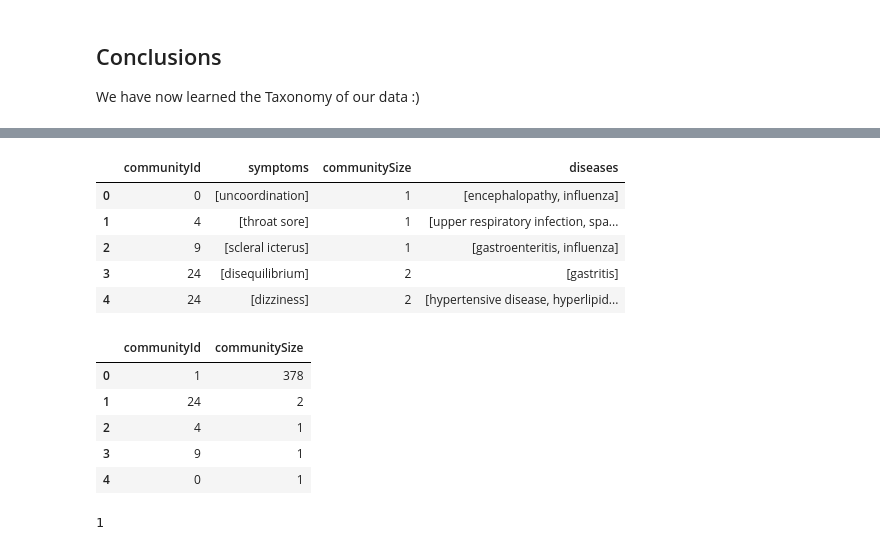
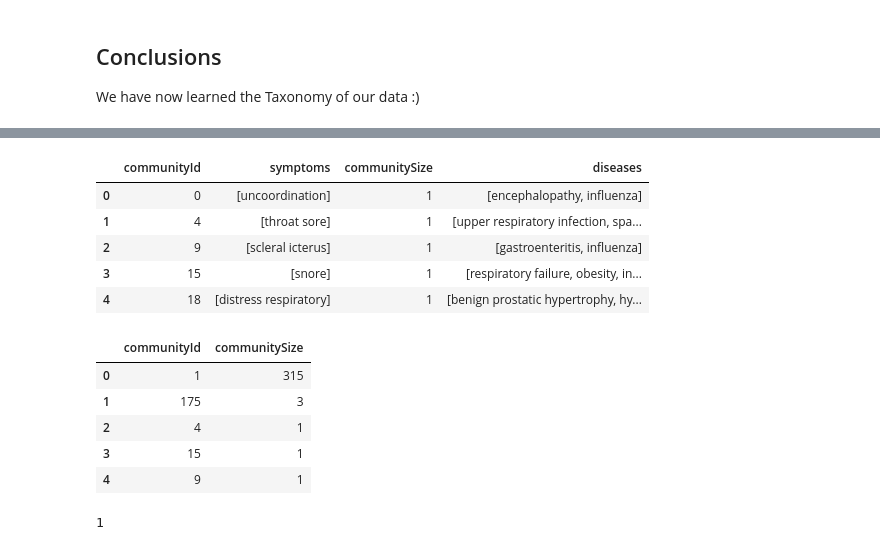
Before and after one commit to lqst/notebooks, a Jupyter notebook: symptoms.ipynb, the cells around one changed output, grey strips where cells are left out. Drawn from its saved outputs; the diff is of its cells as text; code cells hidden in the pictures.

```diff
--- a/symptoms.ipynb
+++ b/symptoms.ipynb
@@ -366,16 +291,12 @@ df.head()
 # %%
 # Let's query our new NARROWER_THAN relationships
-with driver.session(database = DB_NAME) as session:
-    result = session.read_transaction( lambda tx:
-        tx.run(
-            """
-            MATCH (l2:Symptom)-[:NARROWER_THAN]->(l1:Symptom)-[:NARROWER_THAN]->(root:Symptom{name:"pain"})
-            RETURN l2.name + '->' + l1.name + '->' + root.name as path
-            ORDER BY l2.name, l1.name
-            """,
-        ).data()
-    )
-    df = pd.DataFrame(result)
+df = gds.run_cypher(
+    """
+    MATCH (l2:Symptom)-[:NARROWER_THAN]->(l1:Symptom)-[:NARROWER_THAN]->(root:Symptom{name:"pain"})
+    RETURN l2.name + '->' + l1.name + '->' + root.name as path
+    ORDER BY l2.name, l1.name
+    """
+)
 df.head()
 # %% [output]
 |  | path |
@@ -444,50 +354,42 @@ gds.graph.writeNodeProperties(G2, ['wccId'])
 # %%
 # Let's check the small iselands
-with driver.session(database = DB_NAME) as session:
-    result = session.read_transaction( lambda tx:
-        tx.run(
-            """
-            MATCH (s:Symptom)
-            WITH s.wccId as communityId, count(*) as communitySize where communitySize < 5
-            MATCH (s:Symptom{wccId:communityId})
-            RETURN communityId,
-                   collect(s.name) as symptoms,
-                   communitySize,
-                   [ (s)-[:SYMPTOM_OF]->(d) | d.name ] as diseases
-            ORDER BY communityId
-            """,
-        ).data()
-    )
-    df = pd.DataFrame(result)
+df = gds.run_cypher(
+    """
+    MATCH (s:Symptom)
+    WITH s.wccId as communityId, count(*) as communitySize where communitySize < 5
+    MATCH (s:Symptom{wccId:communityId})
+    RETURN communityId,
+            collect(s.name) as symptoms,
+            communitySize,
+            [ (s)-[:SYMPTOM_OF]->(d) | d.name ] as diseases
+    ORDER BY communityId
+    """
+)
 df.head()
 # %% [output]
 |  | communityId | symptoms | communitySize | diseases |
 | 0 | 0 | [uncoordination] | 1 | [encephalopathy, influenza] |
 | 1 | 4 | [throat sore] | 1 | [upper respiratory infection, spa... |
 | 2 | 9 | [scleral icterus] | 1 | [gastroenteritis, influenza] |
-| 3 | 24 | [disequilibrium] | 2 | [gastritis] |
-| 4 | 24 | [dizziness] | 2 | [hypertensive disease, hyperlipid... |
+| 3 | 15 | [snore] | 1 | [respiratory failure, obesity, in... |
+| 4 | 18 | [distress respiratory] | 1 | [benign prostatic hypertrophy, hy... |
 # %%
 # Let's break down the largest community
-with driver.session(database = DB_NAME) as session:
-    result = session.read_transaction( lambda tx:
-        tx.run(
-            """
-            MATCH (s:Symptom)
-            WITH s.wccId as communityId, count(*) as communitySize
-            RETURN communityId,communitySize order by communitySize desc limit 5
-            """,
-        ).data()
-    )
-    df = pd.DataFrame(result)
+df = gds.run_cypher(
+    """
+    MATCH (s:Symptom)
+    WITH s.wccId as communityId, count(*) as communitySize
+    RETURN communityId,communitySize order by communitySize desc limit 5
+    """
+)
 df.head()
 # %% [output]
 |  | communityId | communitySize |
-| 0 | 1 | 378 |
-| 1 | 24 | 2 |
+| 0 | 1 | 315 |
+| 1 | 175 | 3 |
 | 2 | 4 | 1 |
-| 3 | 9 | 1 |
-| 4 | 0 | 1 |
+| 3 | 15 | 1 |
+| 4 | 9 | 1 |
 # %%
 wccId = df["communityId"][0]
 print(wccId)
```
Also changed, not shown: parts of 35 cells of this notebook.
